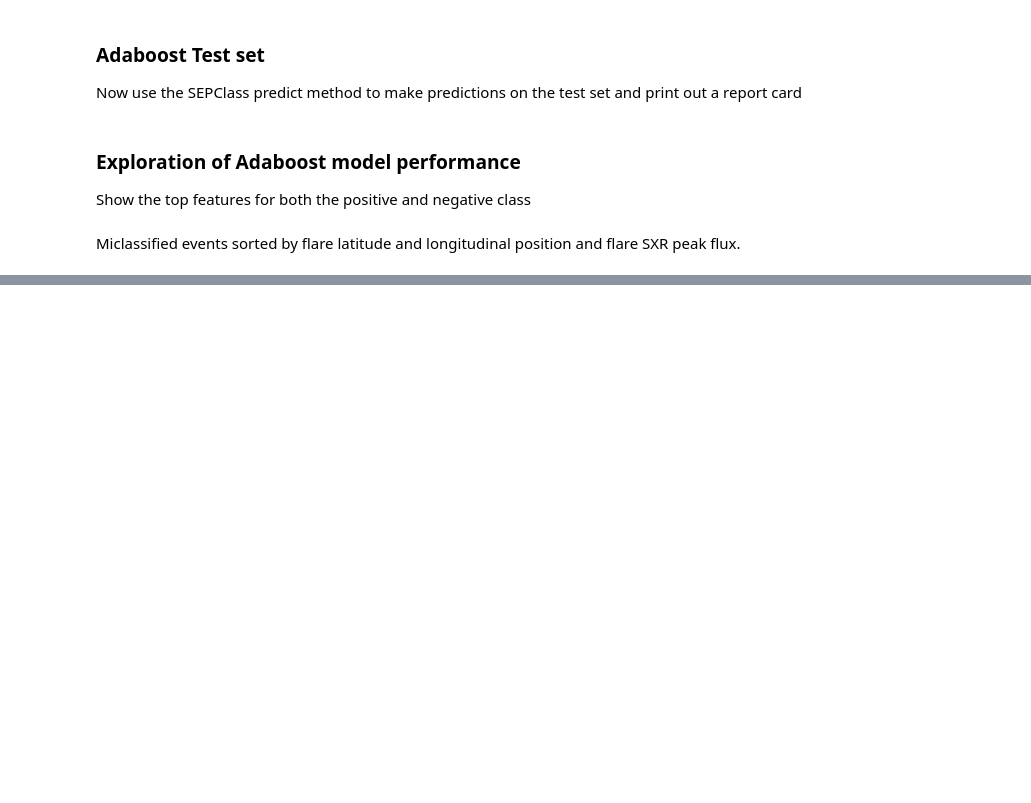
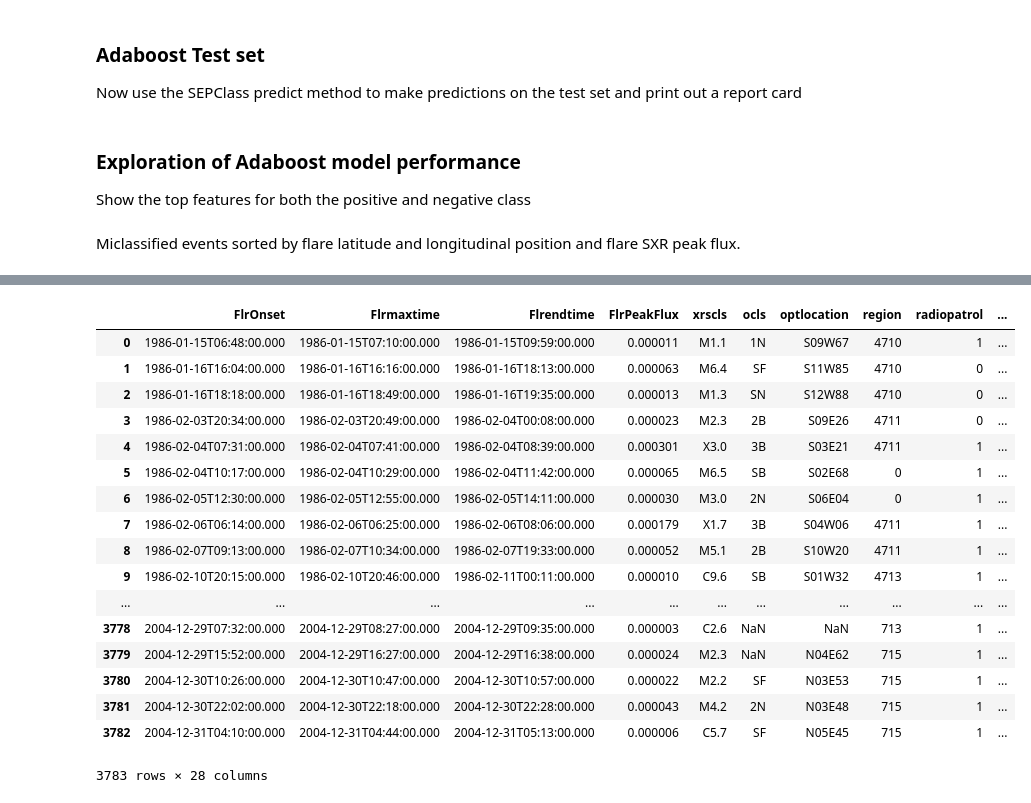
Before and after one commit to hazelbain/SEPML, a Jupyter notebook: sep_master.ipynb, the cells around one changed output, grey strips where cells are left out. Cells and saved outputs as stored; diff of their text form; code cells hidden in the pictures; blank space fills up the shorter version.

Commit message:
addition of Balch SEP forecasting code. skill scores don't match paper yet

```diff
--- a/sep_master.ipynb
+++ b/sep_master.ipynb
@@ -842,0 +1077,25 @@ ax2.legend()
+# %%
+#read in the original Balch SEP event list with added CME speed and GOES T and EM
+orig_data = pd.read_excel("ctrlevents.v8p.xls")
+
+#adding y label column indicating positive and negative SEP events - SEP events have Association = ProtonFlare
+orig_data['sep'] = orig_data.Association.str.contains('^Proton').astype(int)
+
+#rename radiopatrol
+orig_data.rename(columns={"Rpatrol":'radiopatrol'}, inplace=True)
+
+#radiopatrol to int
+orig_data.radiopatrol = (orig_data.radiopatrol.str.lower() == "yes").astype(int)
+
+#convert the type II and type IV association to binary
+orig_data.TypeII = (orig_data.TypeII.str.lower() == "yes").astype(int)
+orig_data.TypeIV = (orig_data.TypeIV.str.lower() == "yes").astype(int)
+
+# Remove rows where optlocation = nan
+#orig_data = orig_data[orig_data.optlocation.astype('str') != 'nan']
+
+#shuffle the events so they are not organized
+#orig_data = shuffle(orig_data)
+
+#save the shuffled dataframe -- commented out to prevent resaving
+#orig_data.to_csv("AllEvtsShuffled_1986_2004.csv")
@@ -842,0 +1177,21 @@ ax2.legend()
+# %%
+orig_data
+# %% [output]
+|  | FlrOnset | Flrmaxtime | Flrendtime | FlrPeakFlux | xrscls | ocls | optlocation | region | radiopatrol | ... |
+| 0 | 1986-01-15T06:48:00.000 | 1986-01-15T07:10:00.000 | 1986-01-15T09:59:00.000 | 0.000011 | M1.1 | 1N | S09W67 | 4710 | 1 | ... |
+| 1 | 1986-01-16T16:04:00.000 | 1986-01-16T16:16:00.000 | 1986-01-16T18:13:00.000 | 0.000063 | M6.4 | SF | S11W85 | 4710 | 0 | ... |
+| 2 | 1986-01-16T18:18:00.000 | 1986-01-16T18:49:00.000 | 1986-01-16T19:35:00.000 | 0.000013 | M1.3 | SN | S12W88 | 4710 | 0 | ... |
+| 3 | 1986-02-03T20:34:00.000 | 1986-02-03T20:49:00.000 | 1986-02-04T00:08:00.000 | 0.000023 | M2.3 | 2B | S09E26 | 4711 | 0 | ... |
+| 4 | 1986-02-04T07:31:00.000 | 1986-02-04T07:41:00.000 | 1986-02-04T08:39:00.000 | 0.000301 | X3.0 | 3B | S03E21 | 4711 | 1 | ... |
+| 5 | 1986-02-04T10:17:00.000 | 1986-02-04T10:29:00.000 | 1986-02-04T11:42:00.000 | 0.000065 | M6.5 | SB | S02E68 | 0 | 1 | ... |
+| 6 | 1986-02-05T12:30:00.000 | 1986-02-05T12:55:00.000 | 1986-02-05T14:11:00.000 | 0.000030 | M3.0 | 2N | S06E04 | 0 | 1 | ... |
+| 7 | 1986-02-06T06:14:00.000 | 1986-02-06T06:25:00.000 | 1986-02-06T08:06:00.000 | 0.000179 | X1.7 | 3B | S04W06 | 4711 | 1 | ... |
+| 8 | 1986-02-07T09:13:00.000 | 1986-02-07T10:34:00.000 | 1986-02-07T19:33:00.000 | 0.000052 | M5.1 | 2B | S10W20 | 4711 | 1 | ... |
+| 9 | 1986-02-10T20:15:00.000 | 1986-02-10T20:46:00.000 | 1986-02-11T00:11:00.000 | 0.000010 | C9.6 | SB | S01W32 | 4713 | 1 | ... |
+| ... | ... | ... | ... | ... | ... | ... | ... | ... | ... | ... |
+| 3778 | 2004-12-29T07:32:00.000 | 2004-12-29T08:27:00.000 | 2004-12-29T09:35:00.000 | 0.000003 | C2.6 | NaN | NaN | 713 | 1 | ... |
+| 3779 | 2004-12-29T15:52:00.000 | 2004-12-29T16:27:00.000 | 2004-12-29T16:38:00.000 | 0.000024 | M2.3 | NaN | N04E62 | 715 | 1 | ... |
+| 3780 | 2004-12-30T10:26:00.000 | 2004-12-30T10:47:00.000 | 2004-12-30T10:57:00.000 | 0.000022 | M2.2 | SF | N03E53 | 715 | 1 | ... |
+| 3781 | 2004-12-30T22:02:00.000 | 2004-12-30T22:18:00.000 | 2004-12-30T22:28:00.000 | 0.000043 | M4.2 | 2N | N03E48 | 715 | 1 | ... |
+| 3782 | 2004-12-31T04:10:00.000 | 2004-12-31T04:44:00.000 | 2004-12-31T05:13:00.000 | 0.000006 | C5.7 | SF | N05E45 | 715 | 1 | ... |
+3783 rows × 28 columns
```
Also changed, not shown: parts of 18 cells of this notebook.
